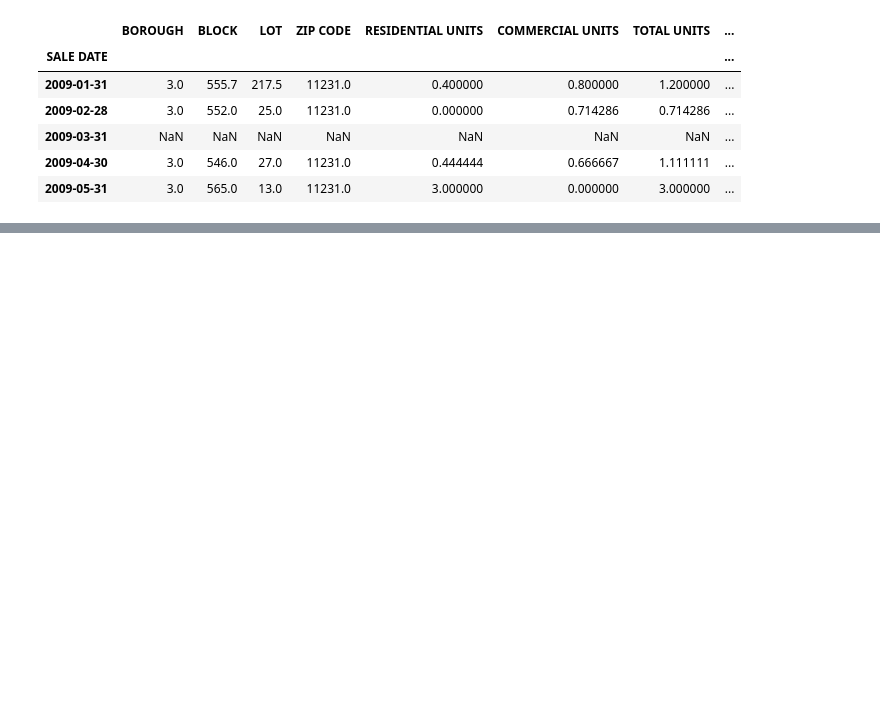
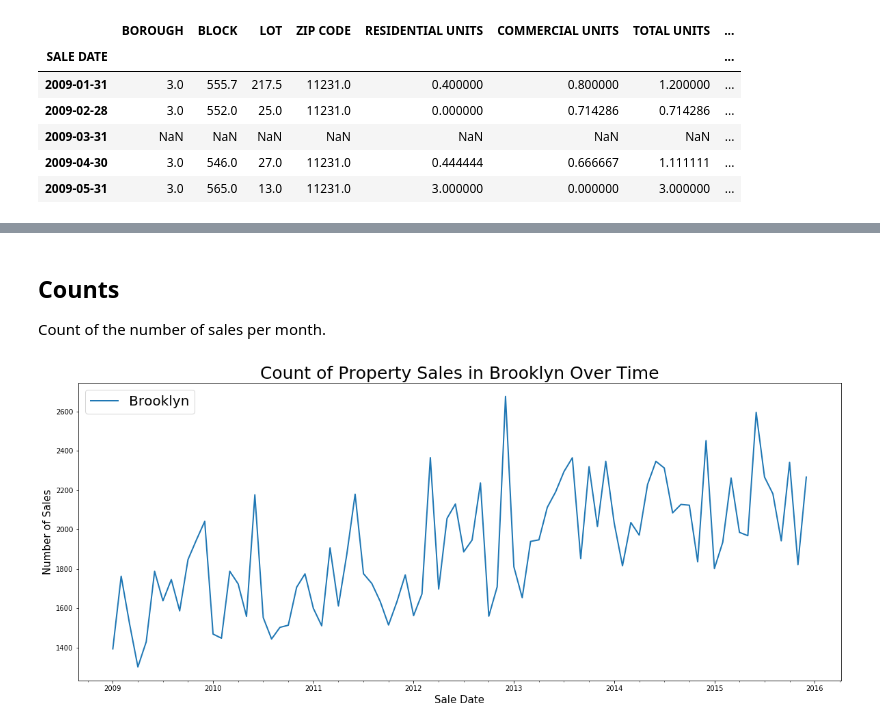
Before and after one commit to akash-y/digitalceqr, a Jupyter notebook: CHAPTER 21 - CHARACTER/prop_vals.ipynb, the cells around one changed output, grey strips where cells are left out. Saved outputs shown, nothing was run; the diff lists cells and outputs as text; code cells hidden in the pictures; blank space fills up the shorter version.

```diff
--- a/CHAPTER 21 - CHARACTER/prop_vals.ipynb
+++ b/CHAPTER 21 - CHARACTER/prop_vals.ipynb
@@ -197,0 +213,17 @@ plt.show()
+# %% [markdown]
+## Counts
+
+Count of the number of sales per month.
+# %%
+bk_monthly_counts = bk_groups.resample('M').count()
+rh_monthly_counts = rh_groups.resample('M').count()
+# %%
+f, ax = plt.subplots(figsize=(20,8))
+bk_monthly_counts['SALE PRICE'].plot(alpha=1,linewidth=2,ax=ax,label='Brooklyn')
+plt.title("Count of Property Sales in Brooklyn Over Time", fontsize=25)
+plt.xlabel("Sale Date", fontsize=15)
+plt.ylabel("Number of Sales", fontsize=15)
+plt.legend(prop={'size': 20})
+plt.show()
+# %% [output]
+[figure, added]
```
Also changed, not shown: parts of 20 cells of this notebook.
